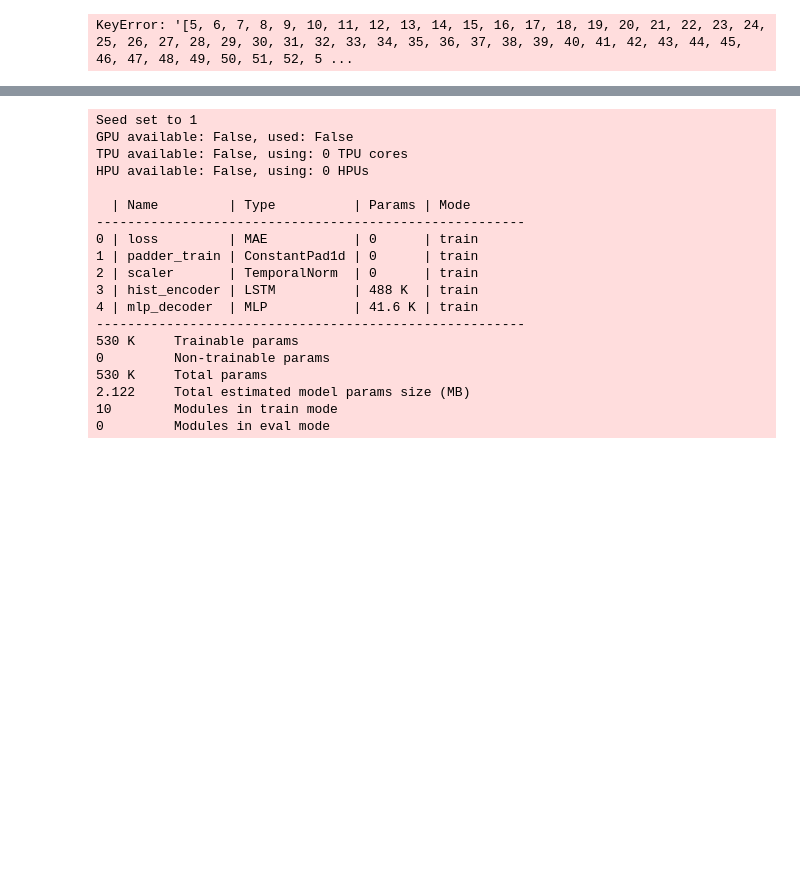
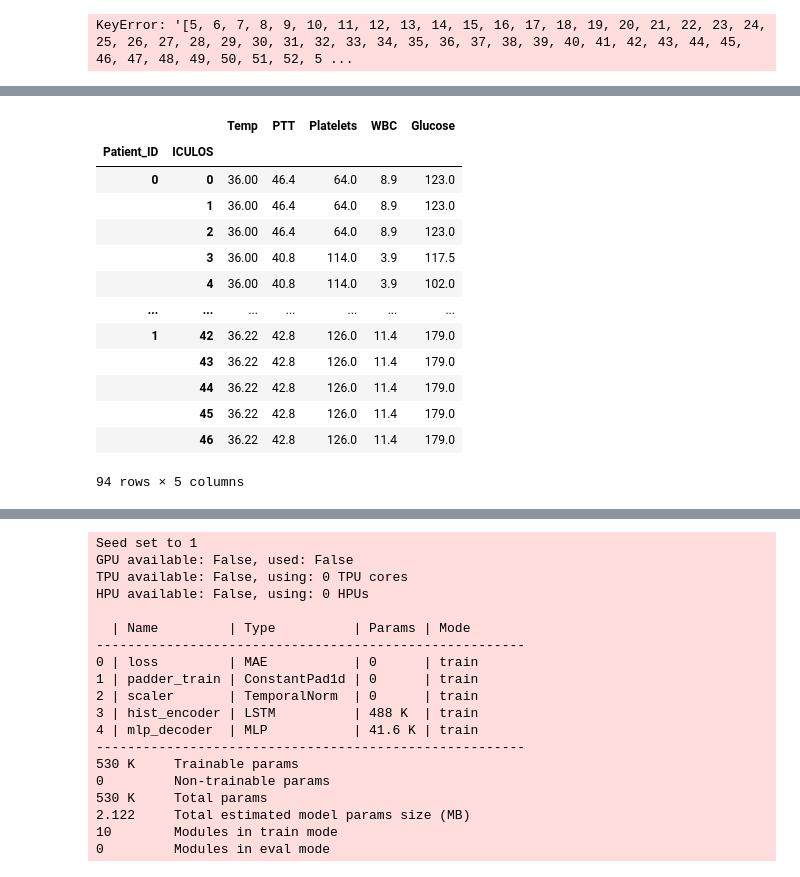
Before and after one commit to emsyoungg/sepsis_forecasting, a Jupyter notebook: LSTM/Main_LSTM.ipynb, the cells around one changed output, grey strips where cells are left out. Cells and saved outputs as stored; diff of their text form; code cells hidden in the pictures; blank space fills up the shorter version.

```diff
--- a/LSTM/Main_LSTM.ipynb
+++ b/LSTM/Main_LSTM.ipynb
@@ -226,12 +223,12 @@ LSTMforecaster.plot_forecast(LSTMforecasts)
 # %%
+import loadDataForSKtime
 import LSTMmodel2
 
 myloader = loadDataForSKtime.PatientTimeSeriesLoader(
     "C:/Users/emily/Documents/DissertationProject/training/training_setA_csv", ['HR', 'Temp', 'PTT', 'Platelets', 'WBC', 'Glucose'])
 df = myloader.load_data_LSTM(100)
-train_data, test_data = myloader.split_train_test_LSTM(df)
 
-target_df_train, target_df_test, exogenous_df_train, exogenous_df_test = myloader.target_split(train_data, test_data, ['HR'], ['HR', 'Temp', 'PTT', 'Platelets', 'WBC', 'Glucose'])
+y_train, y_test, X_train, X_test = myloader.properly_split(df, ['HR'], ['Temp', 'PTT', 'Platelets', 'WBC', 'Glucose'])
 # %% [output]
 <class 'list'>
 Patient 1: Dropping — constant columns found
@@ -256,0 +295,17 @@ Index(['HR', 'Temp', 'PTT', 'Platelets', 'WBC', 'Glucose'], dtype='object')
+# %%
+X_train
+# %% [output]
+|  |  | Temp | PTT | Platelets | WBC | Glucose |
+| Patient_ID | ICULOS |  |  |  |  |  |
+| 0 | 0 | 36.00 | 46.4 | 64.0 | 8.9 | 123.0 |
+|  | 1 | 36.00 | 46.4 | 64.0 | 8.9 | 123.0 |
+|  | 2 | 36.00 | 46.4 | 64.0 | 8.9 | 123.0 |
+|  | 3 | 36.00 | 40.8 | 114.0 | 3.9 | 117.5 |
+|  | 4 | 36.00 | 40.8 | 114.0 | 3.9 | 102.0 |
+| ... | ... | ... | ... | ... | ... | ... |
+| 1 | 42 | 36.22 | 42.8 | 126.0 | 11.4 | 179.0 |
+|  | 43 | 36.22 | 42.8 | 126.0 | 11.4 | 179.0 |
+|  | 44 | 36.22 | 42.8 | 126.0 | 11.4 | 179.0 |
+|  | 45 | 36.22 | 42.8 | 126.0 | 11.4 | 179.0 |
+|  | 46 | 36.22 | 42.8 | 126.0 | 11.4 | 179.0 |
+94 rows × 5 columns
```
Also changed, not shown: parts of 13 cells of this notebook, 3 other files.
